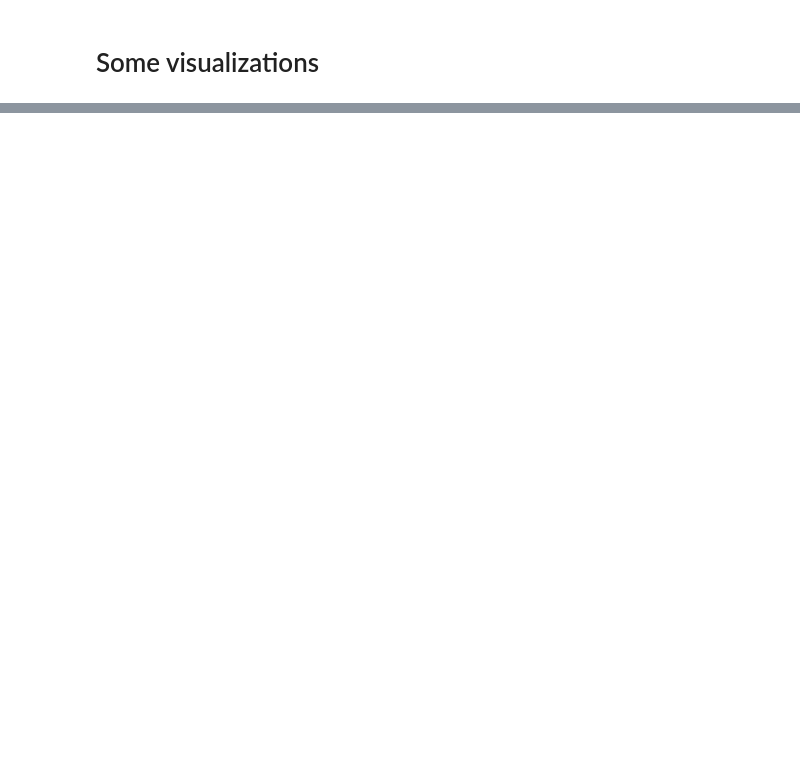
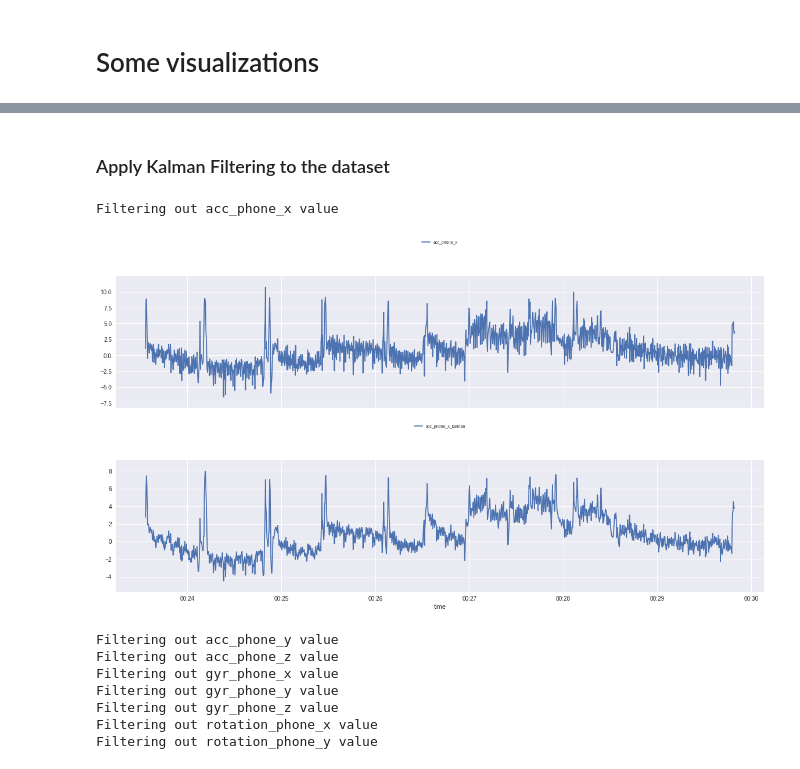
Before and after one commit to bnbhehe/ml4qs, a Jupyter notebook: assignment3/Untitled.ipynb, the cells around one changed output, grey strips where cells are left out. Saved outputs shown, nothing was run; the diff lists cells and outputs as text; code cells hidden in the pictures; blank space fills up the shorter version.

```diff
--- a/assignment3/Untitled.ipynb
+++ b/assignment3/Untitled.ipynb
@@ -142,0 +133,25 @@ DataViz = VisualizeDataset()
+# %%
+### choose a dataset to filter:
+DataViz = VisualizeDataset()
+rcParams['figure.figsize'] = (20,10)
+data_index = 0
+try:
+    dataset = pd.read_csv(os.path.join(result_dataset_path,datasets[data_index])
+                          ,index_col=0) # minimum granularity - biggest dataset
+    millis = granularities[data_index]
+except NameError:
+    print(os.listdir(result_dataset_path))
+    datasets = os.listdir(result_dataset_path)
+    datasets = [x for x in datasets if 'dataset' in x ]
+    print(datasets)
+    granularities = [int(x.split('_')[0]) for x in datasets if 'dataset' in x]
+    print(datasets,granularities)
+    dataset = pd.read_csv(os.path.join(result_dataset_path,datasets[data_index])
+                          ,index_col=0) # minimum granularity - biggest dataset
+    millis = granularities[data_index]
+
+dataset.index = pd.to_datetime(dataset.index)
+milliseconds_per_instance = (dataset.index[1] - dataset.index[0]).microseconds/1000
+print("Using milliseconds per instance: %d"%milliseconds_per_instance)
+outlier_columns = ['acc_phone_x', 'gyr_phone_y']
+dataset.head()
@@ -142,0 +224,28 @@ DataViz = VisualizeDataset()
+# %% [markdown]
+### Apply Kalman Filtering to the dataset
+# %%
+rcParams['figure.figsize'] = (20,10)
+missing_values = ['acc_phone_x','acc_phone_y','acc_phone_z','gyr_phone_x','gyr_phone_y','gyr_phone_z','rotation_phone_x','rotation_phone_y']
+
+original_dataset = pd.read_csv(result_dataset_path+str(millis)+'_outlier.csv',index_col=0)
+original_dataset.index = pd.to_datetime(original_dataset.index)
+KalFilter = KalmanFilters()
+value = missing_values[0]
+print('Filtering out %s value'%value)
+kalman_dataset = KalFilter.apply_kalman_filter(original_dataset,value)
+DataViz.plot_dataset(kalman_dataset, [value,value+'_kalman'], ['exact','exact'], ['line', 'line'])
+for value in missing_values[1:]:
+    print('Filtering out %s value'%value)
+    kalman_dataset = KalFilter.apply_kalman_filter(kalman_dataset,value)
+#     DataViz.plot_dataset(kalman_dataset, [value,value+'_kalman'], ['exact','exact'], ['line', 'line'])
+kalman_dataset.to_csv(result_dataset_path+'/'+str(millis)+'_kalman_dataset.csv')
+# %% [output]
+Filtering out acc_phone_x value
+[figure, added]
+Filtering out acc_phone_y value
+Filtering out acc_phone_z value
+Filtering out gyr_phone_x value
+Filtering out gyr_phone_y value
+Filtering out gyr_phone_z value
+Filtering out rotation_phone_x value
+Filtering out rotation_phone_y value
```
Also changed, not shown: parts of 22 cells of this notebook, 16 other files.
